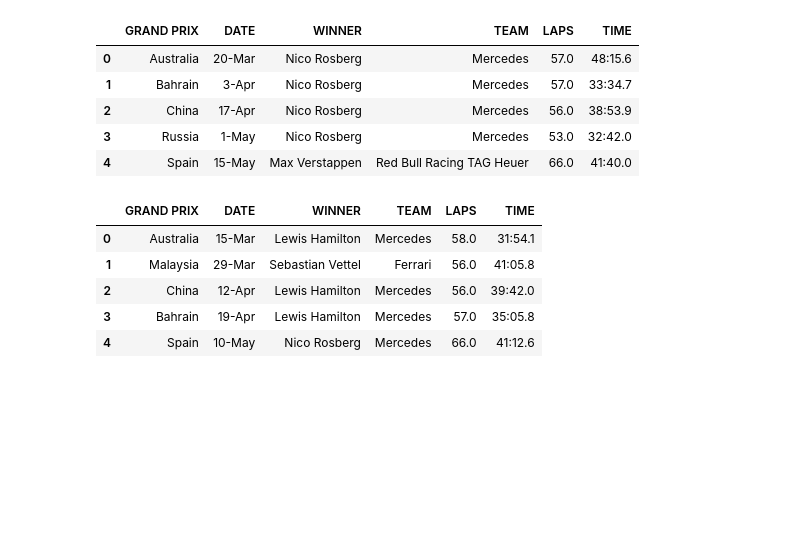
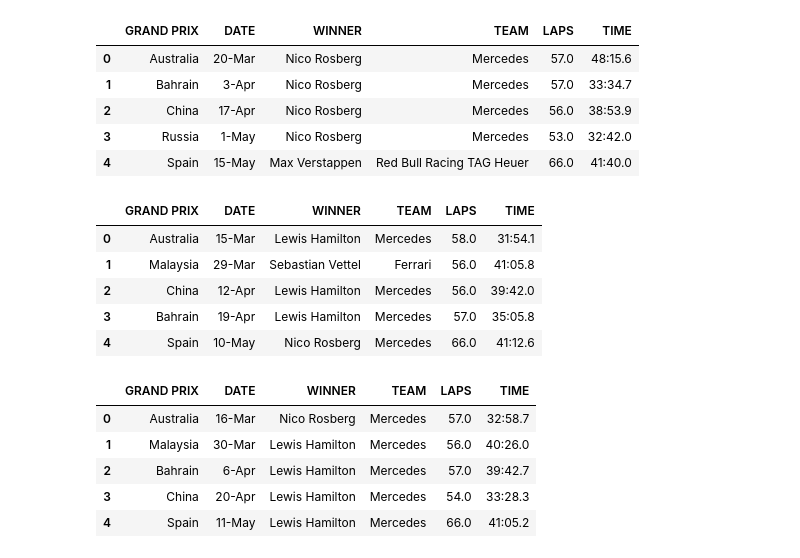
Before and after one commit to ishita2816/formula1-data-analysis, a Jupyter notebook: notebooks/01_data_collection.ipynb.ipynb, the cells around one changed output. Drawn from its saved outputs; the diff is of its cells as text; code cells hidden in the pictures; blank space fills up the shorter version.

```diff
--- a/notebooks/01_data_collection.ipynb.ipynb
+++ b/notebooks/01_data_collection.ipynb.ipynb
@@ -131,3 +132,16 @@ results_2015.head()
 | 2 | China | 12-Apr | Lewis Hamilton | Mercedes | 56.0 | 39:42.0 |
 | 3 | Bahrain | 19-Apr | Lewis Hamilton | Mercedes | 57.0 | 35:05.8 |
 | 4 | Spain | 10-May | Nico Rosberg | Mercedes | 66.0 | 41:12.6 |
+# %%
+#importing data for 2014
+# Load the 2014 race results CSV
+results_2014 = pd.read_csv("../data/f1_2014(Sheet1).csv")
+# Preview the first few rows
+results_2014.head()
+# %% [output]
+|  | GRAND PRIX | DATE | WINNER | TEAM | LAPS | TIME |
+| 0 | Australia | 16-Mar | Nico Rosberg | Mercedes | 57.0 | 32:58.7 |
+| 1 | Malaysia | 30-Mar | Lewis Hamilton | Mercedes | 56.0 | 40:26.0 |
+| 2 | Bahrain | 6-Apr | Lewis Hamilton | Mercedes | 57.0 | 39:42.7 |
+| 3 | China | 20-Apr | Lewis Hamilton | Mercedes | 54.0 | 33:28.3 |
+| 4 | Spain | 11-May | Lewis Hamilton | Mercedes | 66.0 | 41:05.2 |
```
Also changed, not shown: parts of 20 cells of this notebook, 11 other files.
